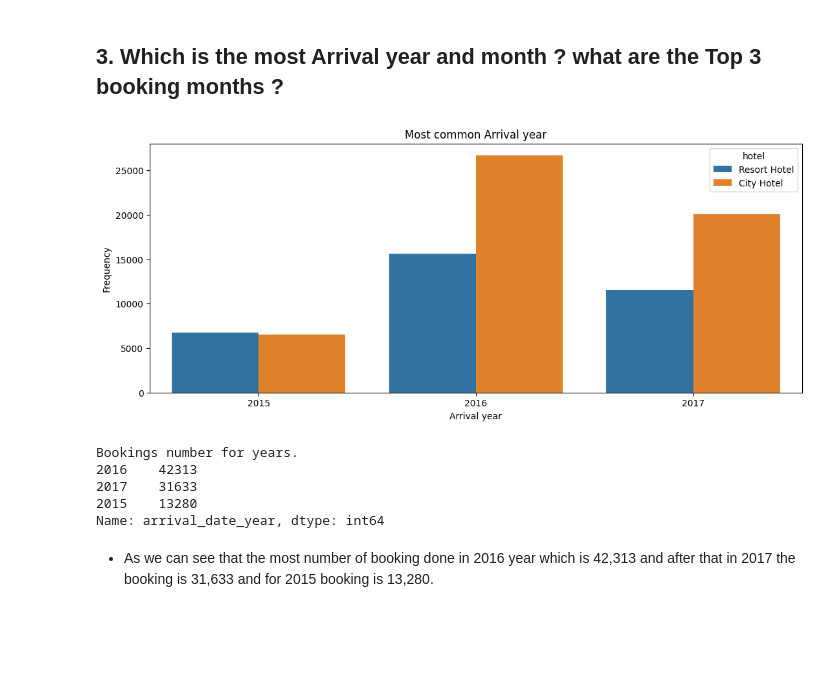
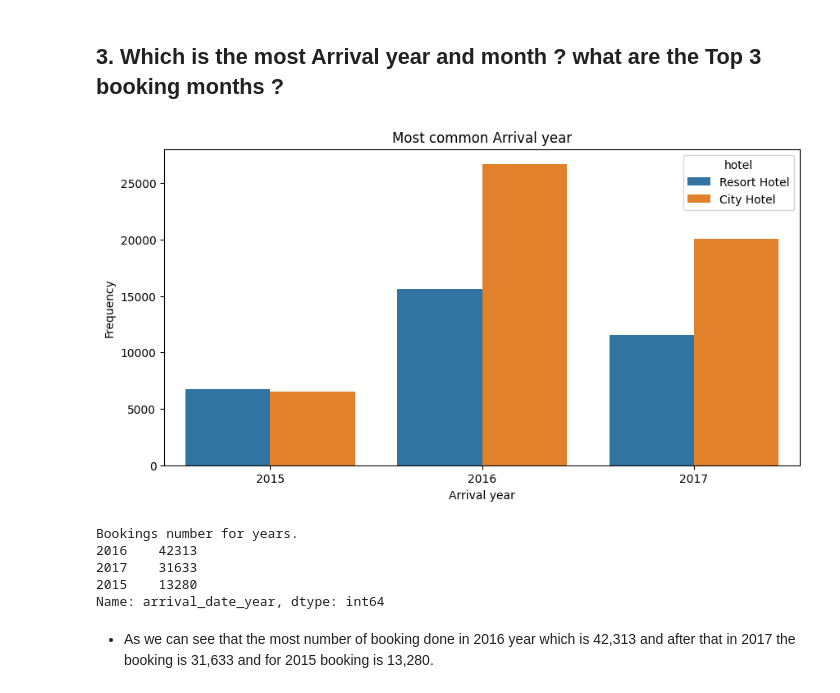
Before and after one commit to GuptaSandip/Hotel_Booking_Analysis_EDA_Project, a Jupyter notebook: Hotel_Booking_Analysis_EDA_Project.ipynb, the cells around one changed output. Drawn from its saved outputs; the diff is of its cells as text; code cells hidden in the pictures; blank space fills up the shorter version.

```diff
--- a/Hotel_Booking_Analysis_EDA_Project.ipynb
+++ b/Hotel_Booking_Analysis_EDA_Project.ipynb
@@ -498,19 +544,19 @@ Number of bookings in City Hotel: 53270
 # %%
 # chart 3
 #Most commomn year of arrival
 most_arrival_year = df['arrival_date_year'].value_counts()
-plt.figure(figsize=[13,5])
+plt.figure(figsize=[10,5])
 sns.countplot(x='arrival_date_year',data=df,hue='hotel')
 plt.xlabel('Arrival year')
 plt.ylabel('Frequency')
 plt.title('Most common Arrival year')
 plt.show()
 
 #Printing numeric data for the same.
 print("Bookings number for years.")
 print(most_arrival_year)
 # %% [output]
-[figure, old version]
+[figure, new version]
 Bookings number for years.
 2016    42313
 2017    31633
```
Also changed, not shown: parts of 47 cells of this notebook.
